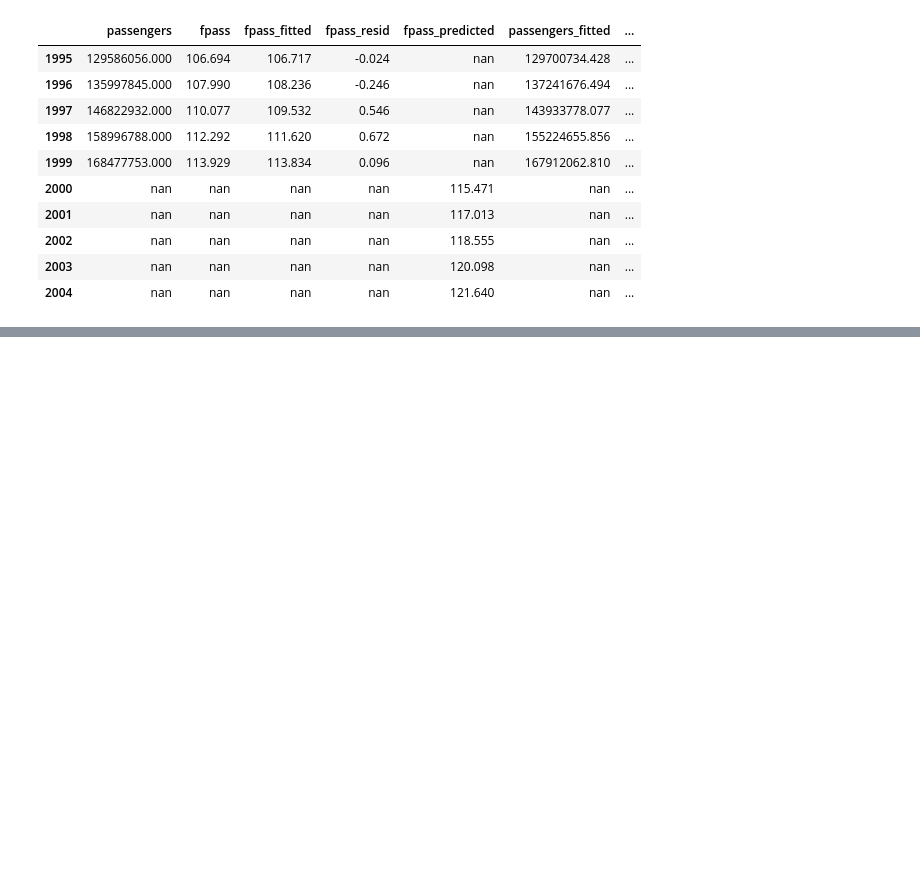
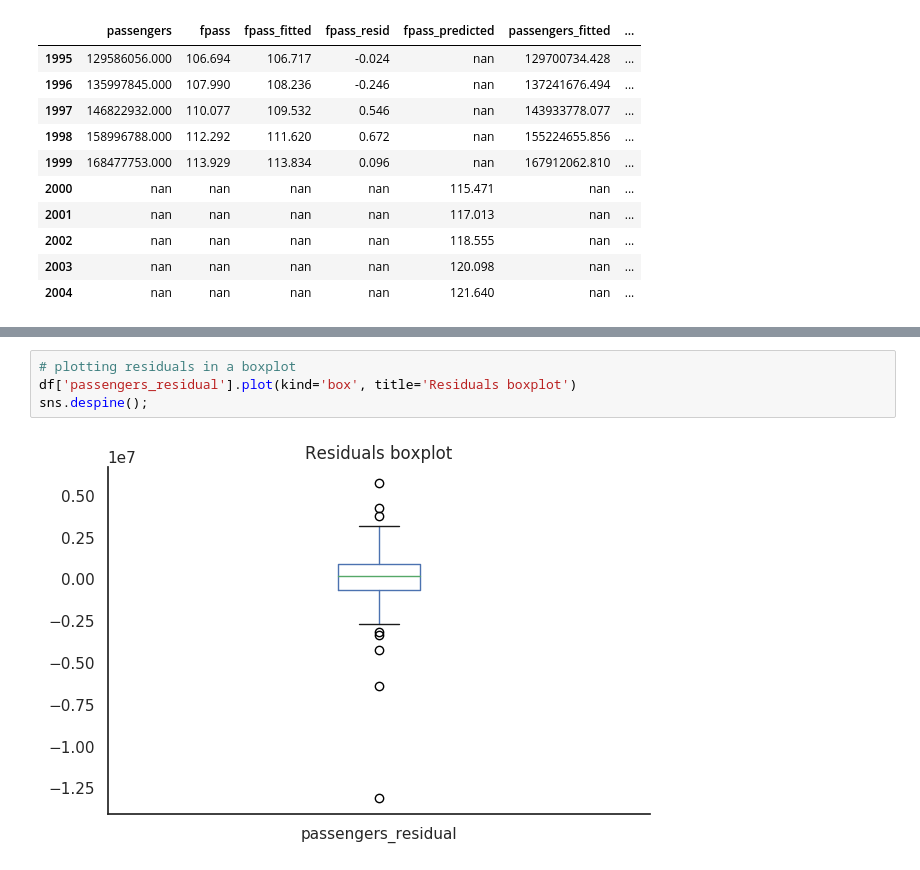
Before and after one commit to SandervandenOord/M249, a Jupyter notebook: notebooks/5_1_Holt_Exponential_Smoothing.ipynb, the cells around one changed output, grey strips where cells are left out. Cells and saved outputs as stored; diff of their text form; blank space fills up the shorter version.

```diff
--- a/notebooks/5_1_Holt_Exponential_Smoothing.ipynb
+++ b/notebooks/5_1_Holt_Exponential_Smoothing.ipynb
@@ -144,0 +171,6 @@ sns.despine();
+# %%
+# plotting residuals in a boxplot
+df['passengers_residual'].plot(kind='box', title='Residuals boxplot')
+sns.despine();
+# %% [output]
+[figure, added]
```
Also changed, not shown: parts of 9 cells of this notebook.
